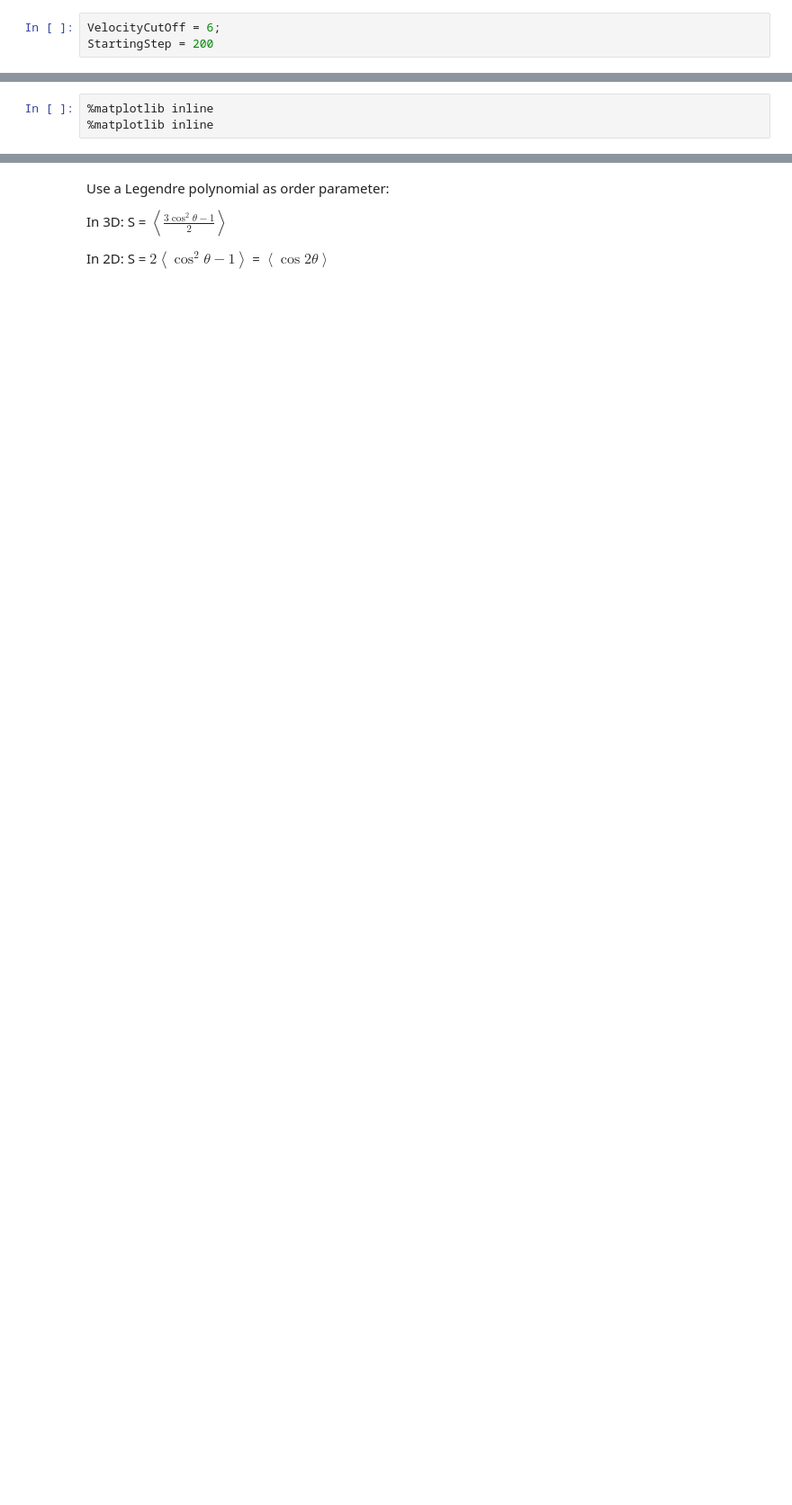
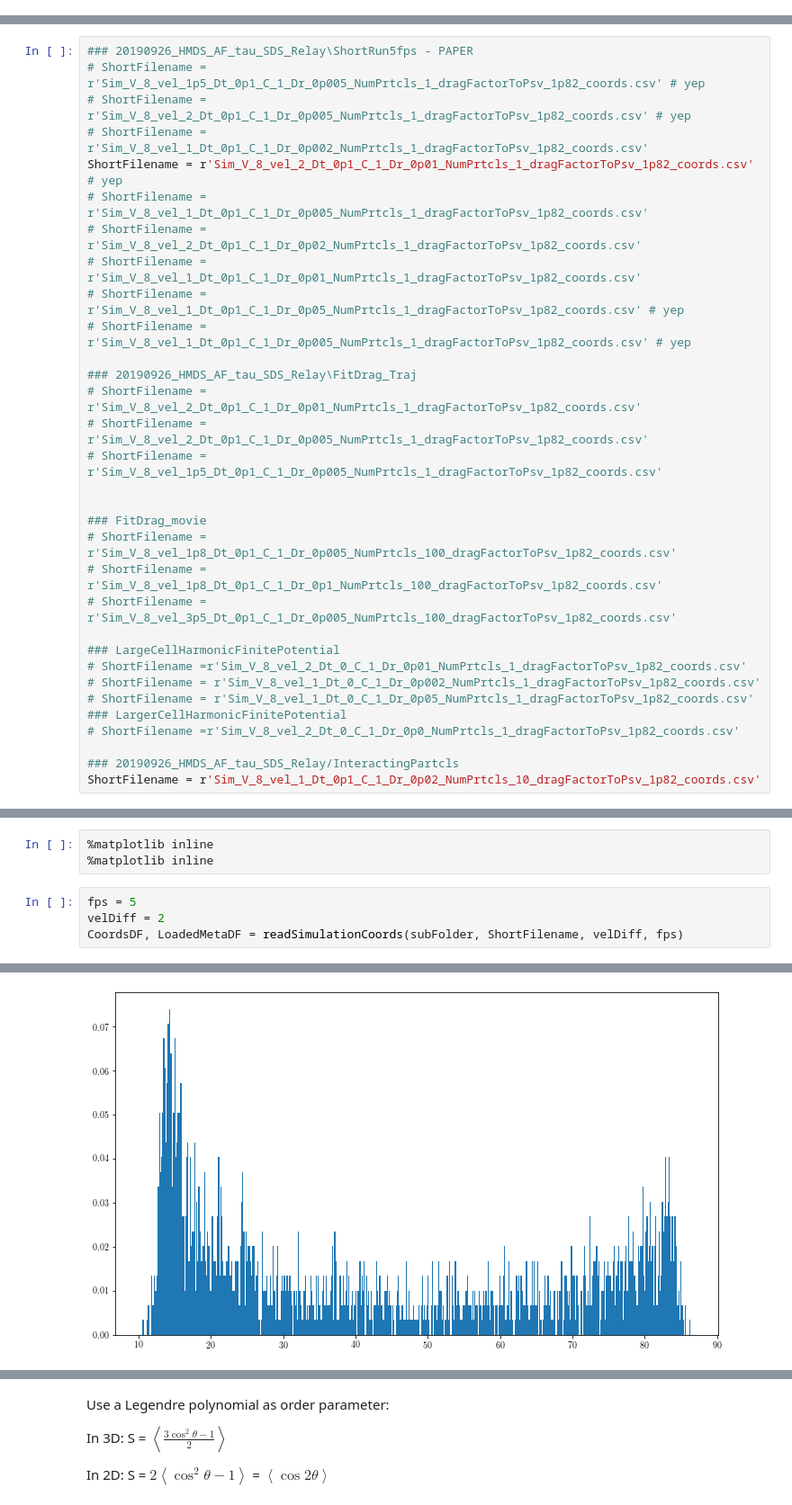
Before and after one commit to MichaHK/Simulation, a Jupyter notebook: SimulationResultsVisualization.ipynb, the cells around one changed output, grey strips where cells are left out. Shown at 90% size. Cells and saved outputs as stored; diff of their text form; blank space fills up the shorter version.

```diff
--- a/SimulationResultsVisualization.ipynb
+++ b/SimulationResultsVisualization.ipynb
@@ -372,3 +406,0 @@ FullPathTrajFilename
-# %%
-VelocityCutOff = 6;
-StartingStep = 200
@@ -393,0 +407,32 @@ plt.xlim([-10,110])
+# %%
+### 20190926_HMDS_AF_tau_SDS_Relay\ShortRun5fps - PAPER
+# ShortFilename = r'Sim_V_8_vel_1p5_Dt_0p1_C_1_Dr_0p005_NumPrtcls_1_dragFactorToPsv_1p82_coords.csv' # yep
+# ShortFilename = r'Sim_V_8_vel_2_Dt_0p1_C_1_Dr_0p005_NumPrtcls_1_dragFactorToPsv_1p82_coords.csv' # yep
+# ShortFilename = r'Sim_V_8_vel_1_Dt_0p1_C_1_Dr_0p002_NumPrtcls_1_dragFactorToPsv_1p82_coords.csv'
+ShortFilename = r'Sim_V_8_vel_2_Dt_0p1_C_1_Dr_0p01_NumPrtcls_1_dragFactorToPsv_1p82_coords.csv' # yep
+# ShortFilename = r'Sim_V_8_vel_1_Dt_0p1_C_1_Dr_0p005_NumPrtcls_1_dragFactorToPsv_1p82_coords.csv'
+# ShortFilename = r'Sim_V_8_vel_2_Dt_0p1_C_1_Dr_0p02_NumPrtcls_1_dragFactorToPsv_1p82_coords.csv'
+# ShortFilename = r'Sim_V_8_vel_1_Dt_0p1_C_1_Dr_0p01_NumPrtcls_1_dragFactorToPsv_1p82_coords.csv'
+# ShortFilename = r'Sim_V_8_vel_1_Dt_0p1_C_1_Dr_0p05_NumPrtcls_1_dragFactorToPsv_1p82_coords.csv' # yep
+# ShortFilename = r'Sim_V_8_vel_1_Dt_0p1_C_1_Dr_0p005_NumPrtcls_1_dragFactorToPsv_1p82_coords.csv' # yep
+
+### 20190926_HMDS_AF_tau_SDS_Relay\FitDrag_Traj
+# ShortFilename = r'Sim_V_8_vel_2_Dt_0p1_C_1_Dr_0p01_NumPrtcls_1_dragFactorToPsv_1p82_coords.csv'
+# ShortFilename = r'Sim_V_8_vel_2_Dt_0p1_C_1_Dr_0p005_NumPrtcls_1_dragFactorToPsv_1p82_coords.csv'
+# ShortFilename = r'Sim_V_8_vel_1p5_Dt_0p1_C_1_Dr_0p005_NumPrtcls_1_dragFactorToPsv_1p82_coords.csv'
+
+
+### FitDrag_movie
+# ShortFilename = r'Sim_V_8_vel_1p8_Dt_0p1_C_1_Dr_0p005_NumPrtcls_100_dragFactorToPsv_1p82_coords.csv'
+# ShortFilename = r'Sim_V_8_vel_1p8_Dt_0p1_C_1_Dr_0p1_NumPrtcls_100_dragFactorToPsv_1p82_coords.csv'
+# ShortFilename = r'Sim_V_8_vel_3p5_Dt_0p1_C_1_Dr_0p005_NumPrtcls_100_dragFactorToPsv_1p82_coords.csv'
+
+### LargeCellHarmonicFinitePotential
+# ShortFilename =r'Sim_V_8_vel_2_Dt_0_C_1_Dr_0p01_NumPrtcls_1_dragFactorToPsv_1p82_coords.csv'
+# ShortFilename = r'Sim_V_8_vel_1_Dt_0_C_1_Dr_0p002_NumPrtcls_1_dragFactorToPsv_1p82_coords.csv'
+# ShortFilename = r'Sim_V_8_vel_1_Dt_0_C_1_Dr_0p05_NumPrtcls_1_dragFactorToPsv_1p82_coords.csv'
+### LargerCellHarmonicFinitePotential
+# ShortFilename =r'Sim_V_8_vel_2_Dt_0_C_1_Dr_0p0_NumPrtcls_1_dragFactorToPsv_1p82_coords.csv'
+
+### 20190926_HMDS_AF_tau_SDS_Relay/InteractingPartcls
+ShortFilename = r'Sim_V_8_vel_1_Dt_0p1_C_1_Dr_0p02_NumPrtcls_10_dragFactorToPsv_1p82_coords.csv'
@@ -394,3 +497,8 @@ plt.xlim([-10,110])
 # %%
 %matplotlib inline
 %matplotlib inline
+# %%
+fps = 5
+velDiff = 2
+CoordsDF, LoadedMetaDF = readSimulationCoords(subFolder, ShortFilename, velDiff, fps)
+# %% [output]
@@ -396,0 +507 @@ plt.xlim([-10,110])
+[figure, added]
```
Also changed, not shown: parts of 66 cells of this notebook, 3 other files.
